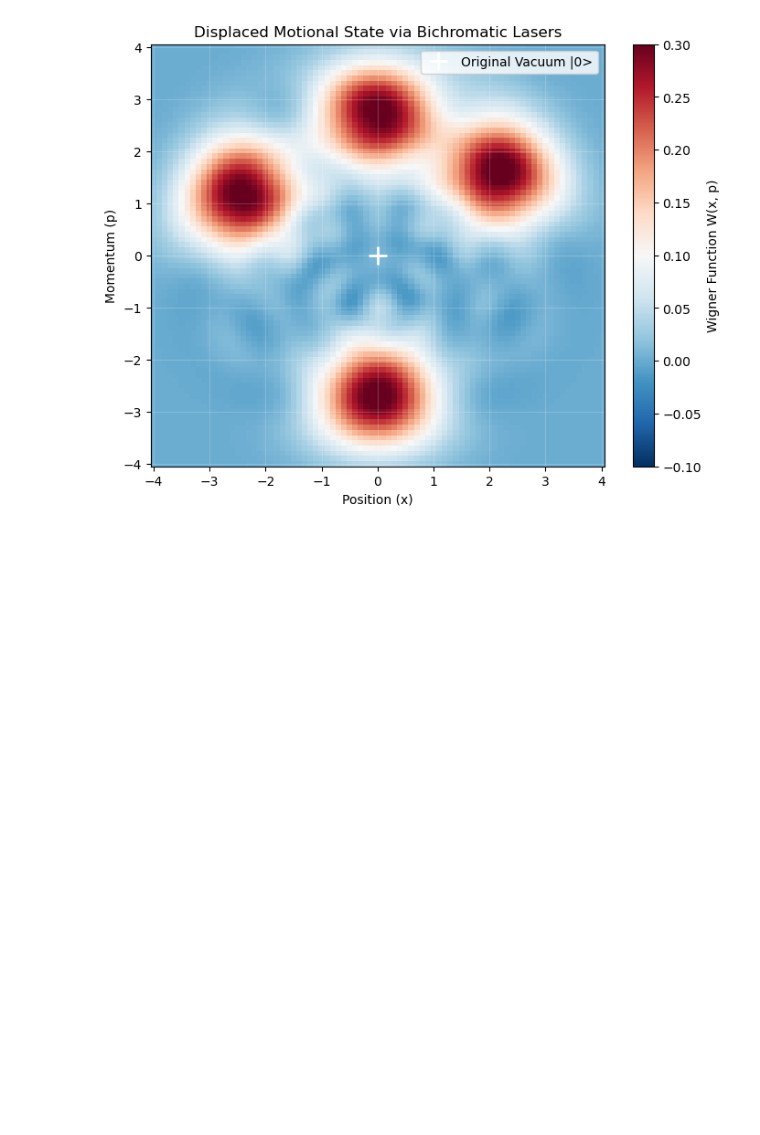
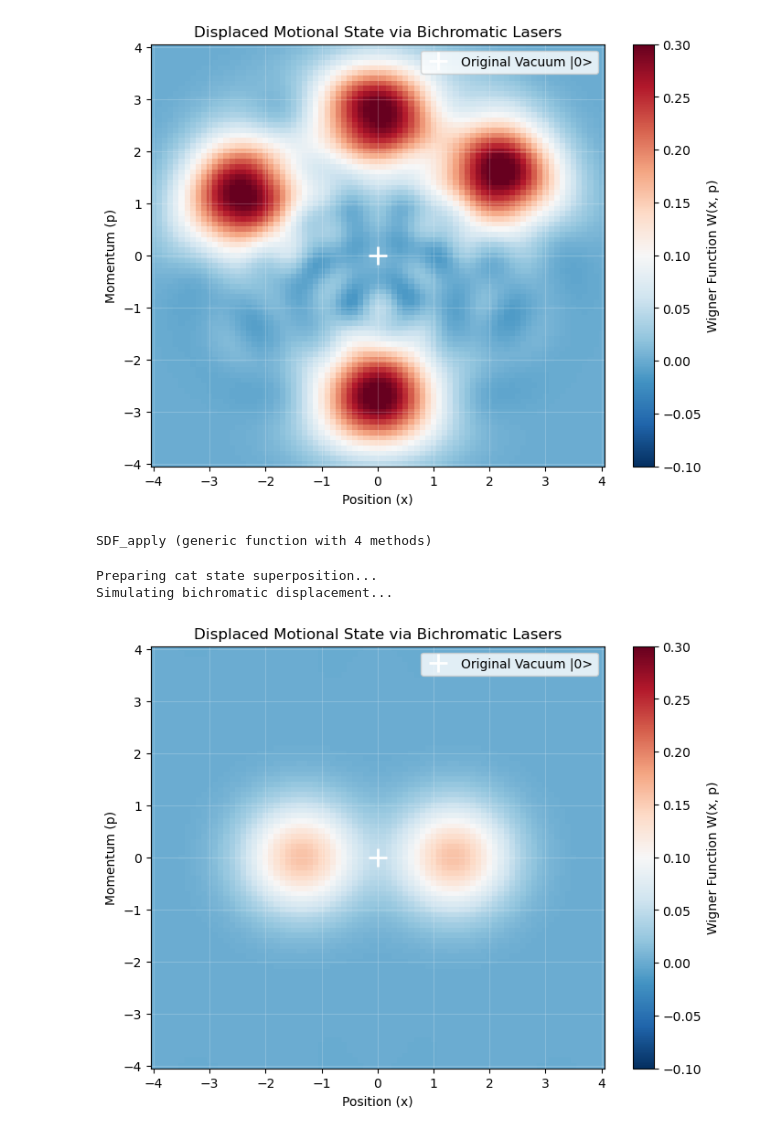
Before and after one commit to park2003/TestSQRLab, a Jupyter notebook: SDF_function.ipynb, the cells around one changed output. Cells and saved outputs as stored; diff of their text form; code cells hidden in the pictures; blank space fills up the shorter version.

```diff
--- a/SDF_function.ipynb
+++ b/SDF_function.ipynb
@@ -141,3 +141,81 @@ Simulating bichromatic displacement...
 Simulating bichromatic displacement...
 Simulating bichromatic displacement...
 [figure]
+# %%
+function SDF_apply(angle = 0, time = 50.0, cat_state = false)
+
+    red_angle = (π - 2*angle ) /2
+    blue_angle = red_angle + 2 *angle
+    trap_freq = 19e5 # 1 MHz trap frequency
+    ion = Ca40([("S1/2", -1/2, "g"), ("D5/2", -1/2, "e")])
+    chain = LinearChain(ions=[ion], comfrequencies=(x=3e6, y=3e6, z=trap_freq),selectedmodes=(; z=[1]))
+
+    mode_z = zmodes(chain)[1] # Get the first (and only) Z-mode of the chain
+    mode_z.N = 10
+
+    k_vec = (x̂ + ẑ) / √2
+    ϵ_vec = ( ẑ - x̂ ) / √2
+
+    laser_intensity = 1e6 # Adjust this to push the ion faster/slower
+    B_field = 1e-13
+    trap = Chamber(iontrap=chain, B=B_field, Bhat=ẑ)
+    transition_λ = transitionwavelength(ion, ("g", "e"), trap)
+
+    L_red = Laser(Δ = -trap_freq, ϕ=red_angle, I = laser_intensity, k=k_vec, ϵ=ϵ_vec, λ=transition_λ)
+
+    L_blue = Laser(Δ = trap_freq, ϕ=blue_angle, I = laser_intensity, k=k_vec, ϵ=ϵ_vec, λ=transition_λ)
+
+    trap = Chamber(iontrap=chain, B=B_field, Bhat=ẑ, lasers=[L_red, L_blue])
+
+    mode = zmodes(trap)[1]
+
+    ψ_ion = normalize(ion["g"] -  ion["e"])
+
+    if cat_state
+        println("Preparing cat state superposition...")
+        ψ_ion = normalize(ion["g"] +im *  ion["e"])
+    end
+    ψ_mode = fockstate(mode, 0)
+    ψ_initial = ψ_ion ⊗ ψ_mode
+
+    h = hamiltonian(trap, timescale=1e-6, rwa_cutoff=Inf)
+    tspan = 0:0.5:time
+    println("Simulating bichromatic displacement...")
+    tout, sol = timeevolution.schroedinger_dynamic(tspan, ψ_initial, h)
+
+    final_state = sol[end]
+return final_state
+end
+# %% [output]
+SDF_apply (generic function with 4 methods)
+# %%
+final_state = SDF_apply(0, 50.0, true)
+rho_motional = ptrace(final_state, 1)
+
+b_fock = FockBasis(10)
+rho_fock = DenseOperator(b_fock, rho_motional.data)
+
+x_vec = -4.0:0.1:4.0
+p_vec = -4.0:0.1:4.0
+
+W = wigner(rho_fock, x_vec, p_vec)
+
+fig = figure(figsize=(8, 6))
+PyPlot.pcolormesh(x_vec, p_vec, W, cmap="RdBu_r", vmin=-0.1, vmax=0.3, shading="nearest")
+PyPlot.colorbar(label="Wigner Function W(x, p)")
+
+# Add a marker where the vacuum state (0,0) originally was
+PyPlot.plot([0], [0], "w+", markersize=15, markeredgewidth=2, label="Original Vacuum |0>")
+
+PyPlot.xlabel("Position (x)")
+PyPlot.ylabel("Momentum (p)")
+PyPlot.title("Displaced Motional State via Bichromatic Lasers")
+PyPlot.legend()
+PyPlot.grid(color="white", alpha=0.2)
+
+# Display the figure safely in Jupyter (removed show() to prevent the device warning)
+display(fig)
+# %% [output]
+Preparing cat state superposition...
+Simulating bichromatic displacement...
+[figure, added]
```
Also changed, not shown: parts of 15 cells of this notebook, 3 other files.
